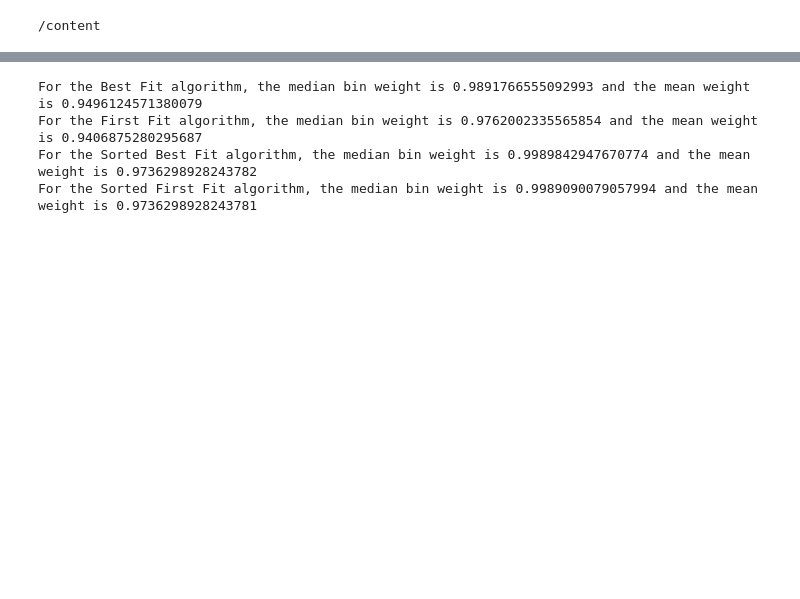
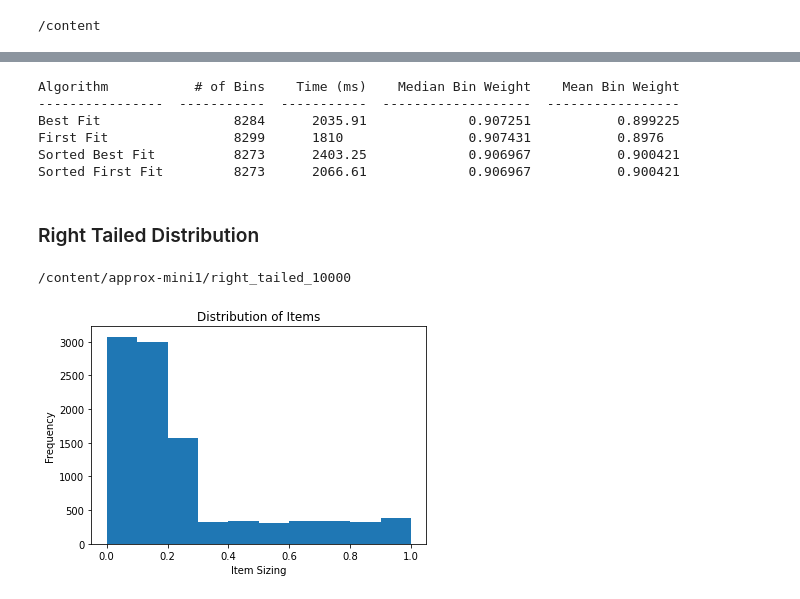
Before and after one commit to derexwangmang/approx-mini1, a Jupyter notebook: Approx_Mini_1.ipynb, the cells around one changed output, grey strips where cells are left out. Drawn from its saved outputs; the diff is of its cells as text; code cells hidden in the pictures; blank space fills up the shorter version.

```diff
--- a/Approx_Mini_1.ipynb
+++ b/Approx_Mini_1.ipynb
@@ -120,15 +216,36 @@ def find_mean(arr):
     sumo += i
   return sumo/len(arr)
 
-def print2(title, arr):
-  print("For the " + title + " algorithm, the median bin weight is " + str(find_median(arr)) + " and the mean weight is " + str(find_mean(arr)))
+table = [["Algorithm", "# of Bins", "Time (ms)", "Median Bin Weight", "Mean Bin Weight"],
+         ["Best Fit", str(int(best_fit[1][0])), str(float(best_fit[2][0])), str(find_median(best_fit[0])), str(find_mean(best_fit[0]))],
+         ["First Fit", str(int(first_fit[1][0])), str(float(first_fit[2][0])), str(find_median(first_fit[0])), str(find_mean(first_fit[0]))],
+         ["Sorted Best Fit", str(int(sorted_best_fit[1][0])), str(float(sorted_best_fit[2][0])), str(find_median(sorted_best_fit[0])), str(find_mean(sorted_best_fit[0]))],
+         ["Sorted First Fit", str(int(sorted_first_fit[1][0])), str(float(sorted_first_fit[2][0])), str(find_median(sorted_first_fit[0])), str(find_mean(sorted_first_fit[0]))]]
 
-print2("Best Fit", best_fit[0])
-print2("First Fit", first_fit[0])
-print2("Sorted Best Fit", sorted_best_fit[0])
-print2("Sorted First Fit", sorted_first_fit[0])
+print(tabulate(table, headers='firstrow'))
 # %% [output]
-For the Best Fit algorithm, the median bin weight is 0.9891766555092993 and the mean weight is 0.9496124571380079
-For the First Fit algorithm, the median bin weight is 0.9762002335565854 and the mean weight is 0.9406875280295687
-For the Sorted Best Fit algorithm, the median bin weight is 0.9989842947670774 and the mean weight is 0.9736298928243782
-For the Sorted First Fit algorithm, the median bin weight is 0.9989090079057994 and the mean weight is 0.9736298928243781
+Algorithm           # of Bins    Time (ms)    Median Bin Weight    Mean Bin Weight
+----------------  -----------  -----------  -------------------  -----------------
+Best Fit                 8284      2035.91             0.907251           0.899225
+First Fit                8299      1810                0.907431           0.8976
+Sorted Best Fit          8273      2403.25             0.906967           0.900421
+Sorted First Fit         8273      2066.61             0.906967           0.900421
+# %% [markdown]
+### Right Tailed Distribution
+# %%
+%cd /content/approx-mini1/right_tailed_10000
+
+with open('data.csv', newline = '') as file:
+    reader = csv.reader(file, quoting = csv.QUOTE_NONNUMERIC)
+    data = []
+    for row in reader:
+        data.append(row[:])
+
+plt.hist(data)
+plt.xlabel("Item Sizing")
+plt.ylabel("Frequency")
+plt.title("Distribution of Items")
+plt.show()
+# %% [output]
+/content/approx-mini1/right_tailed_10000
+[figure, added]
```
Also changed, not shown: parts of 19 cells of this notebook.
